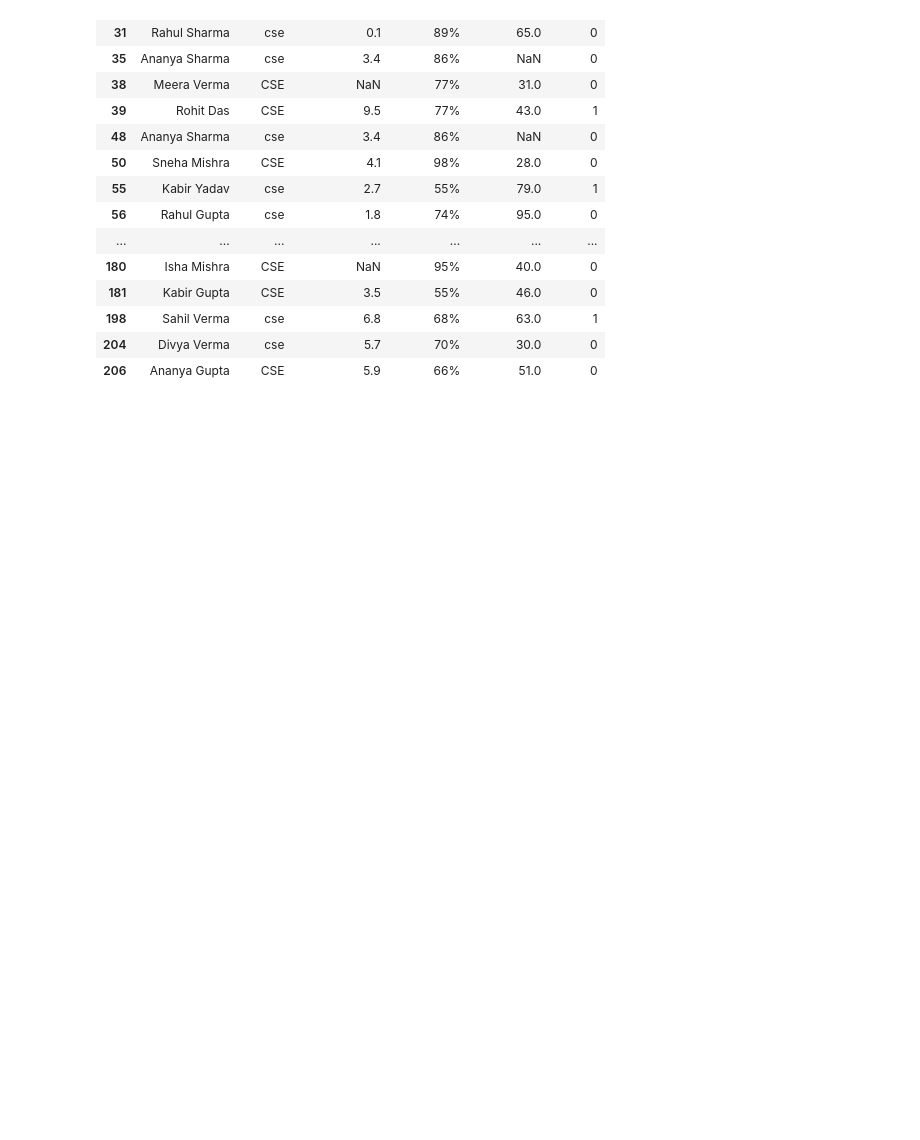
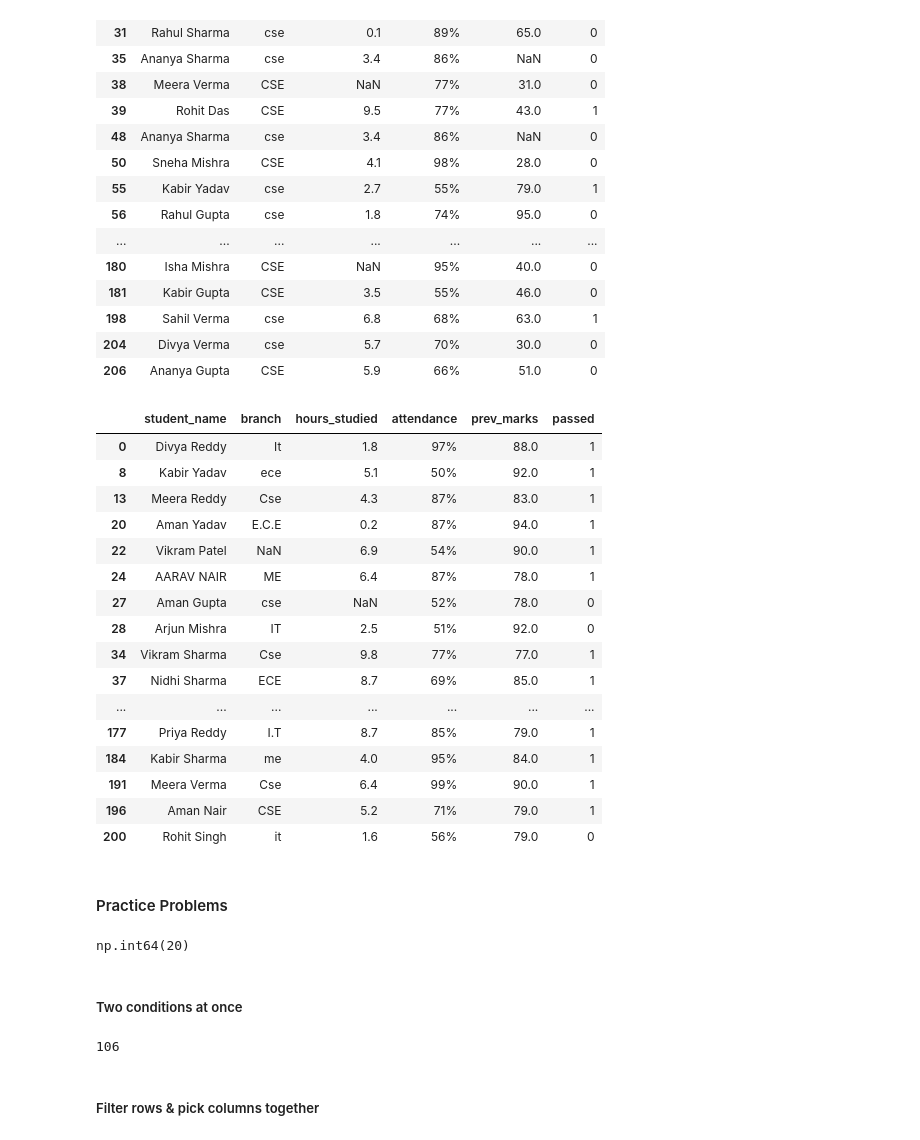
Before and after one commit to katariaprince/ml_webinar, a Jupyter notebook: Pandas.ipynb, the cells around one changed output. Saved outputs shown, nothing was run; the diff lists cells and outputs as text; code cells hidden in the pictures; blank space fills up the shorter version.

```diff
--- a/Pandas.ipynb
+++ b/Pandas.ipynb
@@ -217,3 +217,60 @@ df[(df["branch"]=="CSE") | (df["branch"]=="cse")]
 | 198 | Sahil Verma | cse | 6.8 | 68% | 63.0 | 1 |
 | 204 | Divya Verma | cse | 5.7 | 70% | 30.0 | 0 |
 | 206 | Ananya Gupta | CSE | 5.9 | 66% | 51.0 | 0 |
+# %%
+toppers = df[df["prev_marks"]>75]
+toppers
+# %% [output]
+|  | student_name | branch | hours_studied | attendance | prev_marks | passed |
+| 0 | Divya Reddy | It | 1.8 | 97% | 88.0 | 1 |
+| 8 | Kabir Yadav | ece | 5.1 | 50% | 92.0 | 1 |
+| 13 | Meera Reddy | Cse | 4.3 | 87% | 83.0 | 1 |
+| 20 | Aman Yadav | E.C.E | 0.2 | 87% | 94.0 | 1 |
+| 22 | Vikram Patel | NaN | 6.9 | 54% | 90.0 | 1 |
+| 24 | AARAV NAIR | ME | 6.4 | 87% | 78.0 | 1 |
+| 27 | Aman Gupta | cse | NaN | 52% | 78.0 | 0 |
+| 28 | Arjun Mishra | IT | 2.5 | 51% | 92.0 | 0 |
+| 34 | Vikram Sharma | Cse | 9.8 | 77% | 77.0 | 1 |
+| 37 | Nidhi Sharma | ECE | 8.7 | 69% | 85.0 | 1 |
+| ... | ... | ... | ... | ... | ... | ... |
+| 177 | Priya Reddy | I.T | 8.7 | 85% | 79.0 | 1 |
+| 184 | Kabir Sharma | me | 4.0 | 95% | 84.0 | 1 |
+| 191 | Meera Verma | Cse | 6.4 | 99% | 90.0 | 1 |
+| 196 | Aman Nair | CSE | 5.2 | 71% | 79.0 | 1 |
+| 200 | Rohit Singh | it | 1.6 | 56% | 79.0 | 0 |
+# %% [markdown]
+#### Practice Problems
+# %%
+# 1. Every student who studied more than 8 hours. How many?
+mask = df["hours_studied"]>8
+df[mask]
+mask.sum()
+
+# 2. Every student who failed — passed is 0. How many?
+mask = df["passed"] == 1
+df[mask]
+mask.sum()
+
+# 3. Every student from branch exactly "CSE" . How many?
+mask = df["branch"] == "CSE"
+df[mask]
+mask.sum()
+
+df[df["branch"]=="CSE"].shape[0]   #for count in one line
+(df["branch"]=="CSE").sum()
+# %% [output]
+np.int64(20)
+# %% [markdown]
+##### Two conditions at once
+# %%
+good = df[(df["prev_marks"]>75) & (df["hours_studied"]>6)]
+good
+good.shape[0]
+
+either = df[(df["prev_marks"]>75) | (df["hours_studied"]>6)]
+either
+either.shape[0]
+# %% [output]
+106
+# %% [markdown]
+##### Filter rows & pick columns together
```
Also changed, not shown: parts of 3 cells of this notebook, 2 other files.
